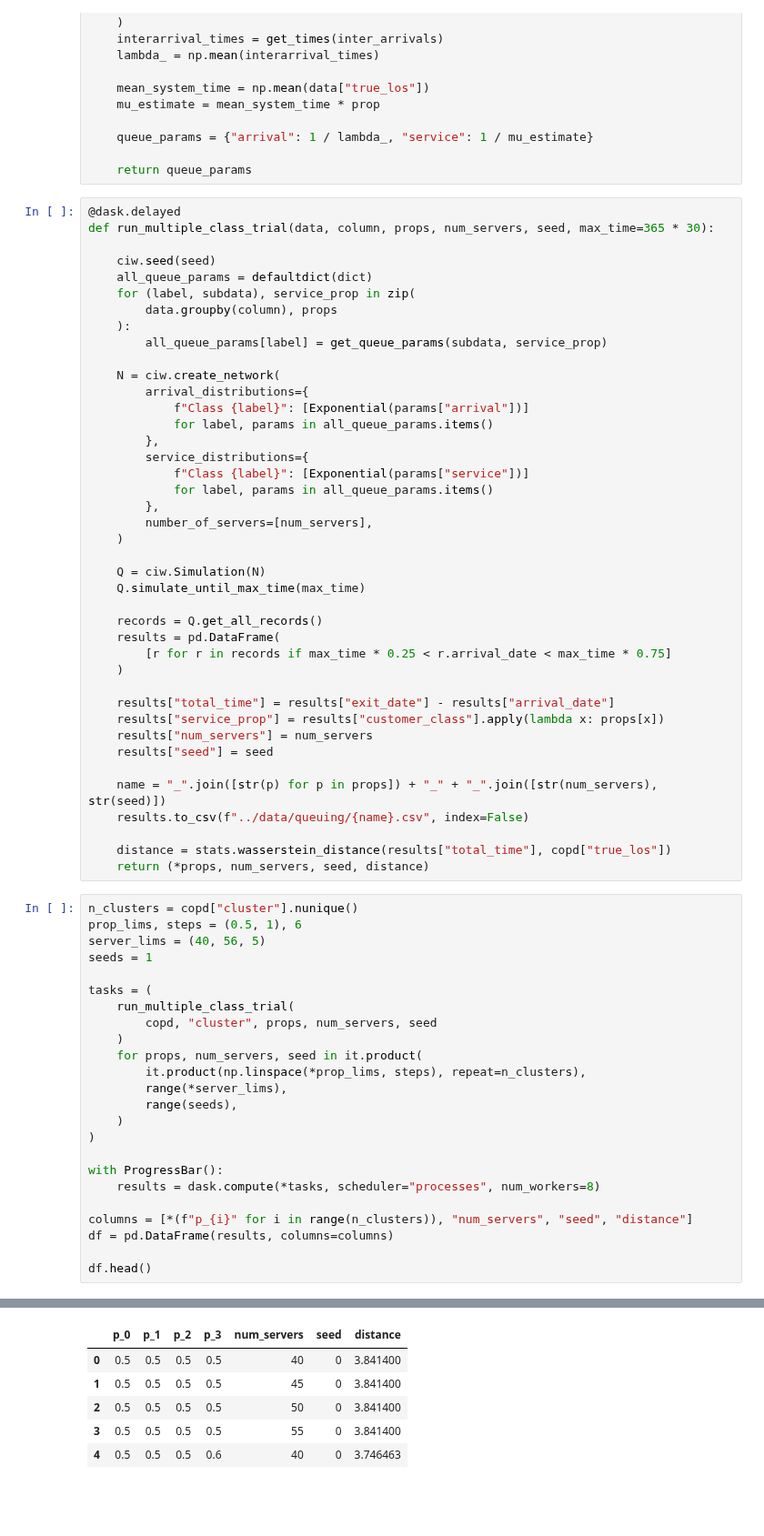
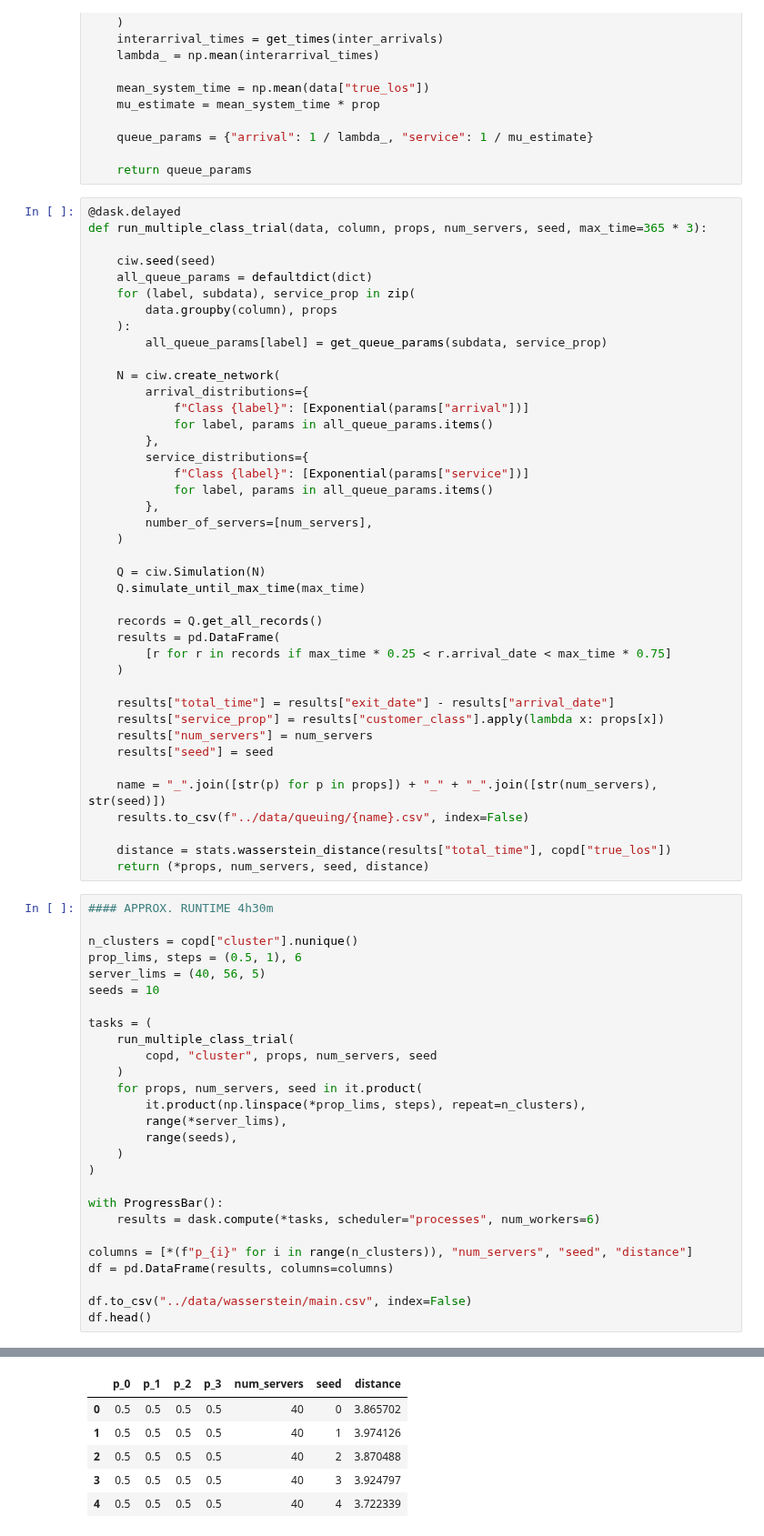
Before and after one commit to daffidwilde/copd-paper, a Jupyter notebook: nbs/queuing.ipynb, the cells around one changed output, grey strips where cells are left out. Shown at 91% size. Drawn from its saved outputs; the diff is of its cells as text; blank space fills up the shorter version.

```diff
--- a/nbs/queuing.ipynb
+++ b/nbs/queuing.ipynb
@@ -107,7 +107,7 @@ def get_queue_params(data, prop, dist=stats.expon):
     return queue_params
 # %%
 @dask.delayed
-def run_multiple_class_trial(data, column, props, num_servers, seed, max_time=365 * 30):
+def run_multiple_class_trial(data, column, props, num_servers, seed, max_time=365 * 3):
 
     ciw.seed(seed)
     all_queue_params = defaultdict(dict)
@@ -147,10 +147,12 @@ def run_multiple_class_trial(data, column, props, num_servers, seed, max_time=36
     distance = stats.wasserstein_distance(results["total_time"], copd["true_los"])
     return (*props, num_servers, seed, distance)
 # %%
+#### APPROX. RUNTIME 4h30m
+
 n_clusters = copd["cluster"].nunique()
 prop_lims, steps = (0.5, 1), 6
 server_lims = (40, 56, 5)
-seeds = 1
+seeds = 10
 
 tasks = (
     run_multiple_class_trial(
@@ -164,10 +166,11 @@ tasks = (
 )
 
 with ProgressBar():
-    results = dask.compute(*tasks, scheduler="processes", num_workers=8)
+    results = dask.compute(*tasks, scheduler="processes", num_workers=6)
 
 columns = [*(f"p_{i}" for i in range(n_clusters)), "num_servers", "seed", "distance"]
 df = pd.DataFrame(results, columns=columns)
 
+df.to_csv("../data/wasserstein/main.csv", index=False)
 df.head()
 # %% [output]
@@ -175,6 +178,6 @@ df.head()
 |  | p_0 | p_1 | p_2 | p_3 | num_servers | seed | distance |
-| 0 | 0.5 | 0.5 | 0.5 | 0.5 | 40 | 0 | 3.841400 |
-| 1 | 0.5 | 0.5 | 0.5 | 0.5 | 45 | 0 | 3.841400 |
-| 2 | 0.5 | 0.5 | 0.5 | 0.5 | 50 | 0 | 3.841400 |
-| 3 | 0.5 | 0.5 | 0.5 | 0.5 | 55 | 0 | 3.841400 |
-| 4 | 0.5 | 0.5 | 0.5 | 0.6 | 40 | 0 | 3.746463 |
+| 0 | 0.5 | 0.5 | 0.5 | 0.5 | 40 | 0 | 3.865702 |
+| 1 | 0.5 | 0.5 | 0.5 | 0.5 | 40 | 1 | 3.974126 |
+| 2 | 0.5 | 0.5 | 0.5 | 0.5 | 40 | 2 | 3.870488 |
+| 3 | 0.5 | 0.5 | 0.5 | 0.5 | 40 | 3 | 3.924797 |
+| 4 | 0.5 | 0.5 | 0.5 | 0.5 | 40 | 4 | 3.722339 |
```
Also changed, not shown: parts of 9 cells of this notebook.
